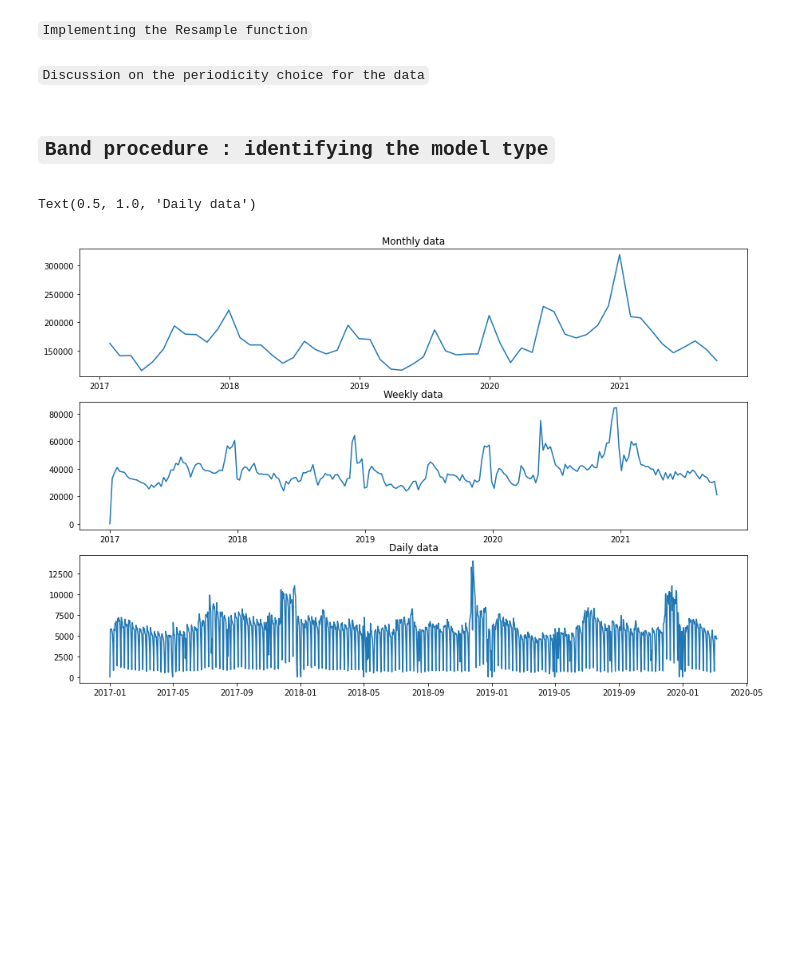
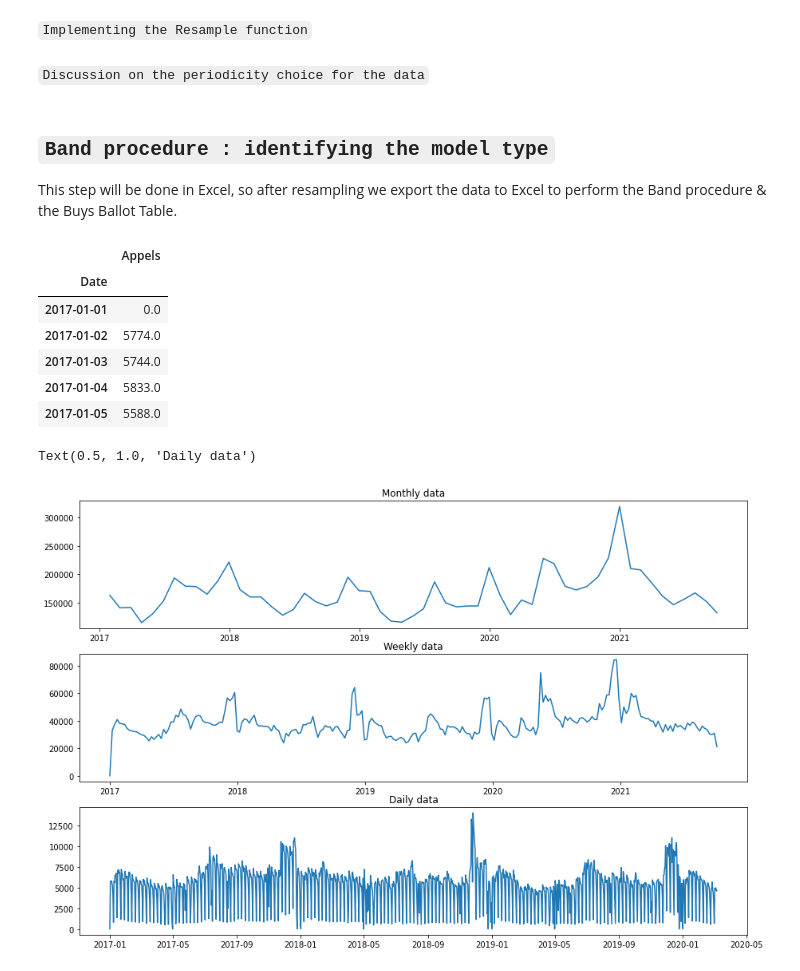
Before and after one commit to GabrielTruong/tsa_decomposition, a Jupyter notebook: ONE_MILLION_DOLLAR.ipynb, the cells around one changed output. Saved outputs shown, nothing was run; the diff lists cells and outputs as text; code cells hidden in the pictures; blank space fills up the shorter version.

Commit message:
add a resampling for excel

```diff
--- a/ONE_MILLION_DOLLAR.ipynb
+++ b/ONE_MILLION_DOLLAR.ipynb
@@ -37,7 +37,7 @@ import numpy as np
 from sklearn.model_selection import train_test_split
 # %%
 #import the dataset
-file="Service Clients Darty 2017-2021.xlsx"
+file="../Service Clients Darty 2017-2021.xlsx"
 df = pd.read_excel(file)
 
 #delete the useless columns for this study
@@ -107,6 +107,18 @@ def resample_df(df, freq):
 # %% [markdown]
  ## `Band procedure : identifying the model type`
  <a id='band'></a>
+
+ This step will be done in Excel, so after resampling we export the data to Excel to perform the Band procedure & the Buys Ballot Table.
+# %%
+df.head()
+# %% [output]
+|  | Appels |
+| Date |  |
+| 2017-01-01 | 0.0 |
+| 2017-01-02 | 5774.0 |
+| 2017-01-03 | 5744.0 |
+| 2017-01-04 | 5833.0 |
+| 2017-01-05 | 5588.0 |
 # %%
 #First let's resample the data to better visualize the bands direction
 df_monthly=resample_df(df,'M')
```
